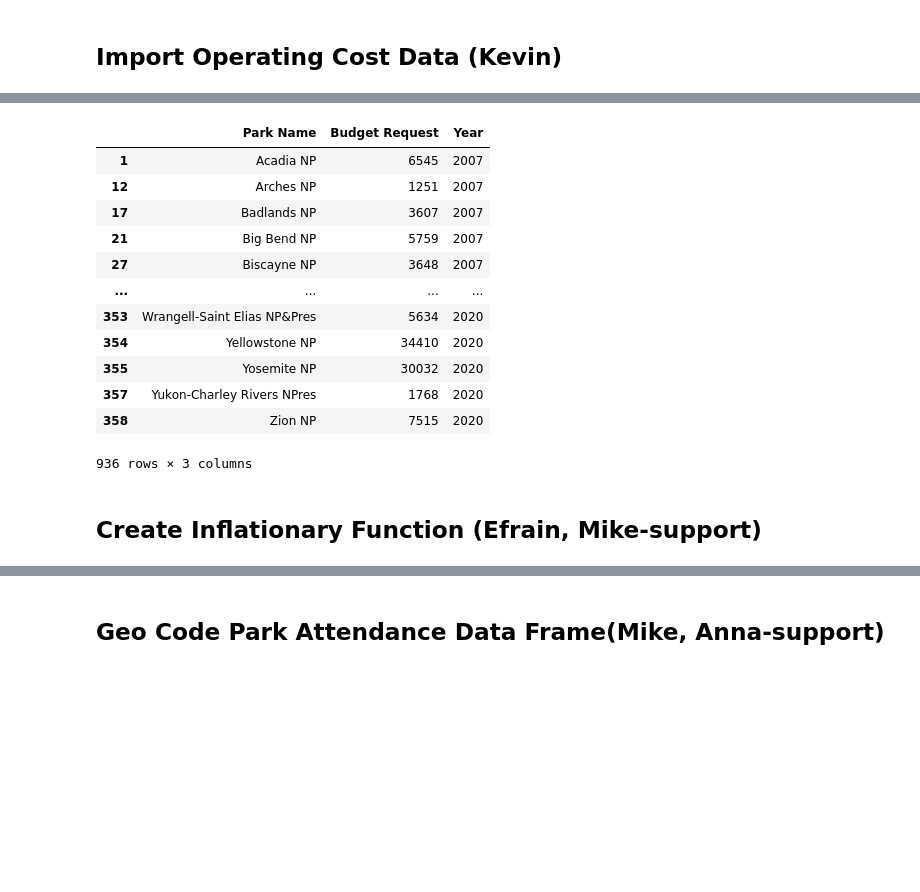
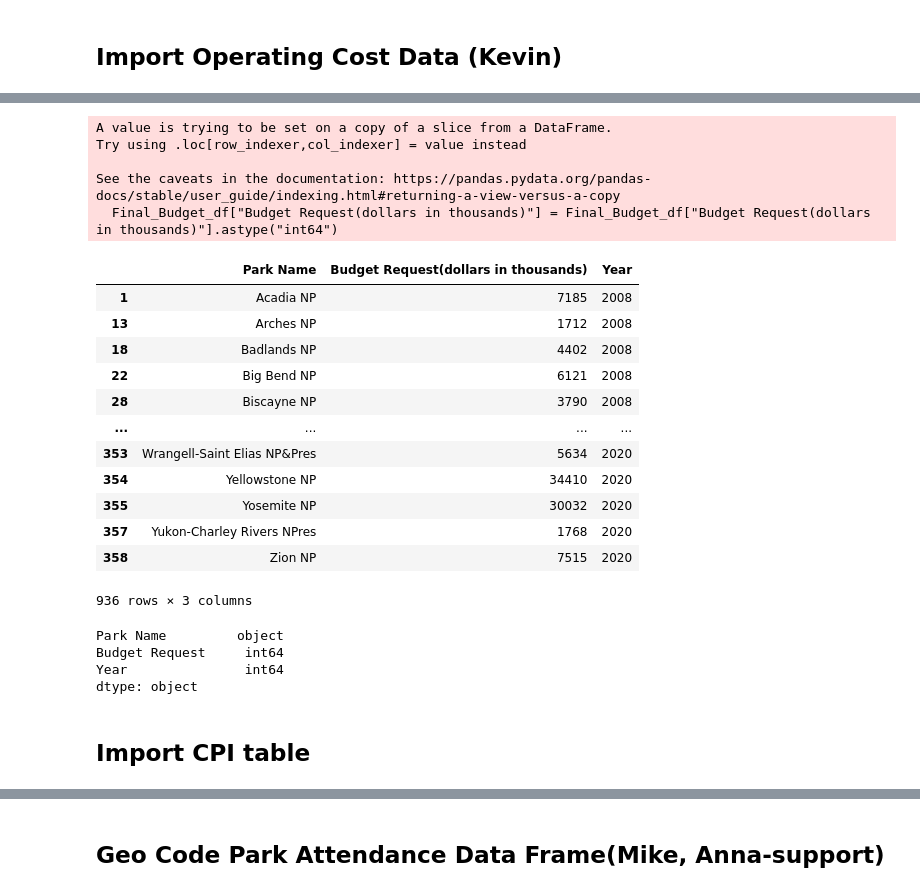
Before and after one commit to mregpala/project-national-park-performance, a Jupyter notebook: NationalParkAnalysis.ipynb, the cells around one changed output, grey strips where cells are left out. Cells and saved outputs as stored; diff of their text form; code cells hidden in the pictures; blank space fills up the shorter version.

Commit message:
added 2006, updated date Name to be in thousands, added Effraindata

```diff
--- a/NationalParkAnalysis.ipynb
+++ b/NationalParkAnalysis.ipynb
@@ -121,41 +197,46 @@ Clean_Budget2020_df["Year"]=2020
 Clean_Budget2021_df["Year"]=2021
 # %%
 # Making the Same name for the columns from different years
-Clean_Budget2007_df = Clean_Budget2007_df.rename(columns={"OPERATION OF THE NAT'L PARK SYSTEM":"Park Name","FY 2007 Request":"Budget Request"})
-Clean_Budget2008_df = Clean_Budget2008_df.rename(columns={"OPERATION OF THE NAT'L PARK SYSTEM":"Park Name","FY 2008 President's Request":"Budget Request"})
-Clean_Budget2006_df = Clean_Budget2006_df.rename(columns={"OPERATION OF THE NAT'L PARK SYSTEM":"Park Name","FY 2006 Presiden's Request":"Budget Request"})
-Clean_Budget2009_df = Clean_Budget2009_df.rename(columns={"Operation of National Park System":"Park Name","FY 2009 Presidents Request":"Budget Request"})
-Clean_Budget2010_df = Clean_Budget2010_df.rename(columns={"Operation of Nat Park":"Park Name","FY 2010 Preisdent Request":"Budget Request"})
-Clean_Budget2011_df = Clean_Budget2011_df.rename(columns={"Operation of The National Park System":"Park Name","FY 2011 President's Request":"Budget Request"})
-Clean_Budget2012_df = Clean_Budget2012_df.rename(columns={"OPERATION OF THE NATIONAL PARK SYSTEM":"Park Name","2012 Presidents Requests":"Budget Request"})
-Clean_Budget2013_df = Clean_Budget2013_df.rename(columns={"OPERATION OF THE NATIONAL PARK SYSTEM":"Park Name","FY 2013 Presidents Request":"Budget Request"})
-Clean_Budget2014_df = Clean_Budget2014_df.rename(columns={"OPERATION OF THE NATIONAL PARK SYSTEM":"Park Name","2014 Requested":"Budget Request"})
-Clean_Budget2015_df = Clean_Budget2015_df.rename(columns={"OPERATION OF THE NATIONAL PARK SYSTEM":"Park Name","2015 Reques t":"Budget Request"})
-Clean_Budget2017_df = Clean_Budget2017_df.rename(columns={"OPERATION OF THE NATIONAL PARK SYSTEM":"Park Name","FY 2017 Request":"Budget Request"})
-Clean_Budget2018_df = Clean_Budget2018_df.rename(columns={"OPERATION OF THE NATIONAL PARK SYSTEM\nORGANIZATIONS":"Park Name","FY 2018\nRequest":"Budget Request"})
-Clean_Budget2019_df = Clean_Budget2019_df.rename(columns={"OPERATION OF THE NATIONAL PARK SYSTEM ORGANIZATIONS":"Park Name","FY 2019\nRequest9":"Budget Request"})
-Clean_Budget2021_df = Clean_Budget2021_df.rename(columns={"OPERATION OF THE NATIONAL PARK SYSTEM ORGANIZATIONS":"Park Name", " FY 2021\nRequest":"Budget Request"})
-Clean_Budget2020_df = Clean_Budget2020_df.rename(columns={"OPERATION OF THE NATIONAL PARK SYSTEM ORGANIZATIONS ":"Park Name", "FY 2020 Request ":"Budget Request"})
+Clean_Budget2006_df = Clean_Budget2006_df.rename(columns={"OPERATION OF THE NAT'L PARK SYSTEM":"Park Name","FY 2006 Presiden's Request":"Budget Request(dollars in thousands)"})
+Clean_Budget2007_df = Clean_Budget2007_df.rename(columns={"OPERATION OF THE NAT'L PARK SYSTEM":"Park Name","FY 2007 Request":"Budget Request(dollars in thousands)"})
+Clean_Budget2008_df = Clean_Budget2008_df.rename(columns={"OPERATION OF THE NAT'L PARK SYSTEM":"Park Name","FY 2008 President's Request":"Budget Request(dollars in thousands)"})
+Clean_Budget2009_df = Clean_Budget2009_df.rename(columns={"Operation of National Park System":"Park Name","FY 2009 Presidents Request":"Budget Request(dollars in thousands)"})
+Clean_Budget2010_df = Clean_Budget2010_df.rename(columns={"Operation of Nat Park":"Park Name","FY 2010 Preisdent Request":"Budget Request(dollars in thousands)"})
+Clean_Budget2011_df = Clean_Budget2011_df.rename(columns={"Operation of The National Park System":"Park Name","FY 2011 President's Request":"Budget Request(dollars in thousands)"})
+Clean_Budget2012_df = Clean_Budget2012_df.rename(columns={"OPERATION OF THE NATIONAL PARK SYSTEM":"Park Name","2012 Presidents Requests":"Budget Request(dollars in thousands)"})
+Clean_Budget2013_df = Clean_Budget2013_df.rename(columns={"OPERATION OF THE NATIONAL PARK SYSTEM":"Park Name","FY 2013 Presidents Request":"Budget Request(dollars in thousands)"})
+Clean_Budget2014_df = Clean_Budget2014_df.rename(columns={"OPERATION OF THE NATIONAL PARK SYSTEM":"Park Name","2014 Requested":"Budget Request(dollars in thousands)"})
+Clean_Budget2015_df = Clean_Budget2015_df.rename(columns={"OPERATION OF THE NATIONAL PARK SYSTEM":"Park Name","2015 Reques t":"Budget Request(dollars in thousands)"})
+Clean_Budget2017_df = Clean_Budget2017_df.rename(columns={"OPERATION OF THE NATIONAL PARK SYSTEM":"Park Name","FY 2017 Request":"Budget Request(dollars in thousands)"})
+Clean_Budget2018_df = Clean_Budget2018_df.rename(columns={"OPERATION OF THE NATIONAL PARK SYSTEM\nORGANIZATIONS":"Park Name","FY 2018\nRequest":"Budget Request(dollars in thousands)"})
+Clean_Budget2019_df = Clean_Budget2019_df.rename(columns={"OPERATION OF THE NATIONAL PARK SYSTEM ORGANIZATIONS":"Park Name","FY 2019\nRequest9":"Budget Request(dollars in thousands)"})
+Clean_Budget2021_df = Clean_Budget2021_df.rename(columns={"OPERATION OF THE NATIONAL PARK SYSTEM ORGANIZATIONS":"Park Name", " FY 2021\nRequest":"Budget Request(dollars in thousands)"})
+Clean_Budget2020_df = Clean_Budget2020_df.rename(columns={"OPERATION OF THE NATIONAL PARK SYSTEM ORGANIZATIONS ":"Park Name", "FY 2020 Request ":"Budget Request(dollars in thousands)"})
 # %%
 # Merge, drop NA, then look for only NP
-Frames  = [Clean_Budget2007_df,Clean_Budget2006_df, Clean_Budget2008_df,Clean_Budget2009_df, Clean_Budget2010_df,Clean_Budget2011_df, Clean_Budget2012_df,Clean_Budget2013_df, Clean_Budget2014_df,Clean_Budget2015_df, Clean_Budget2021_df,Clean_Budget2017_df, Clean_Budget2018_df,Clean_Budget2019_df, Clean_Budget2020_df]
+Frames  = [Clean_Budget2008_df,Clean_Budget2007_df,Clean_Budget2008_df,Clean_Budget2009_df, Clean_Budget2010_df,Clean_Budget2011_df, Clean_Budget2012_df,Clean_Budget2013_df, Clean_Budget2014_df,Clean_Budget2015_df, Clean_Budget2021_df,Clean_Budget2017_df, Clean_Budget2018_df,Clean_Budget2019_df, Clean_Budget2020_df]
 Total_Budget_df= pd.concat(Frames)
 Total_Budget_df.dropna( inplace=True )
 Final_Budget_df = Total_Budget_df[Total_Budget_df["Park Name"].str.contains("NP")]
+# Added by Mike to change from object type to int
+Final_Budget_df["Budget Request(dollars in thousands)"] = Final_Budget_df["Budget Request(dollars in thousands)"].astype("int64")
 Final_Budget_df
 # %% [output]
+A value is trying to be set on a copy of a slice from a DataFrame.
+Try using .loc[row_indexer,col_indexer] = value instead
+
+See the caveats in the documentation: https://pandas.pydata.org/pandas-docs/stable/user_guide/indexing.html#returning-a-view-versus-a-copy
+  Final_Budget_df["Budget Request(dollars in thousands)"] = Final_Budget_df["Budget Request(dollars in thousands)"].astype("int64")
-|  | Park Name | Budget Request | Year |
-| 1 | Acadia NP | 6545 | 2007 |
-| 12 | Arches NP | 1251 | 2007 |
-| 17 | Badlands NP | 3607 | 2007 |
-| 21 | Big Bend NP | 5759 | 2007 |
-| 27 | Biscayne NP | 3648 | 2007 |
+|  | Park Name | Budget Request(dollars in thousands) | Year |
+| 1 | Acadia NP | 7185 | 2008 |
+| 13 | Arches NP | 1712 | 2008 |
+| 18 | Badlands NP | 4402 | 2008 |
+| 22 | Big Bend NP | 6121 | 2008 |
+| 28 | Biscayne NP | 3790 | 2008 |
 | ... | ... | ... | ... |
 | 353 | Wrangell-Saint Elias NP&Pres | 5634 | 2020 |
 | 354 | Yellowstone NP | 34410 | 2020 |
 | 355 | Yosemite NP | 30032 | 2020 |
 | 357 | Yukon-Charley Rivers NPres | 1768 | 2020 |
 | 358 | Zion NP | 7515 | 2020 |
-936 rows × 3 columns
+936 rows × 3 columns
-# %% [markdown]
-## Create Inflationary Function (Efrain, Mike-support)
@@ -163,0 +243,9 @@ Final_Budget_df
+# %%
+Final_Budget_df.dtypes
+# %% [output]
+Park Name         object
+Budget Request     int64
+Year               int64
+dtype: object
+# %% [markdown]
+## Import CPI table
```
Also changed, not shown: parts of 39 cells of this notebook.
